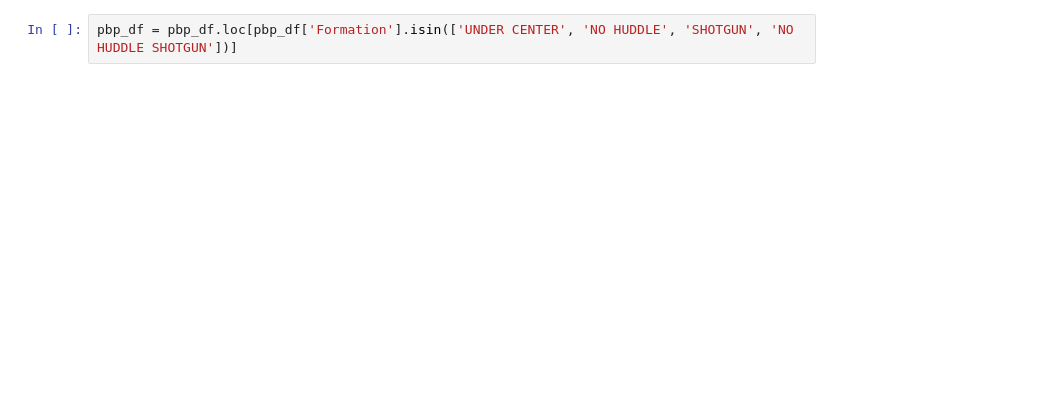
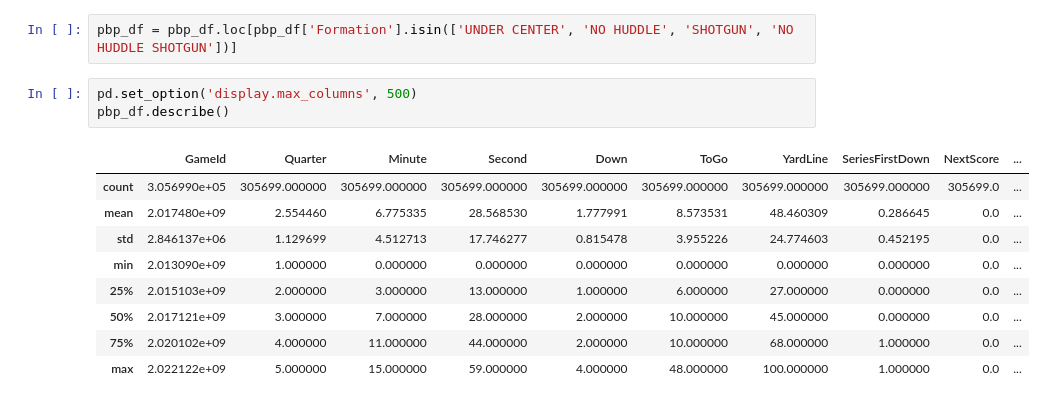
Before and after one commit to LucasTe-data/football-play-prediction, a Jupyter notebook: Preprocessing.ipynb, the cells around one changed output. Cells and saved outputs as stored; diff of their text form; blank space fills up the shorter version.

Commit message:
finished first preprocessing

```diff
--- a/Preprocessing.ipynb
+++ b/Preprocessing.ipynb
@@ -85,2 +84,15 @@ pbp_df['Formation'].value_counts().plot(kind = 'bar')
 # %%
 pbp_df = pbp_df.loc[pbp_df['Formation'].isin(['UNDER CENTER', 'NO HUDDLE', 'SHOTGUN', 'NO HUDDLE SHOTGUN'])]
+# %%
+pd.set_option('display.max_columns', 500)
+pbp_df.describe()
+# %% [output]
+|  | GameId | Quarter | Minute | Second | Down | ToGo | YardLine | SeriesFirstDown | NextScore | ... |
+| count | 3.056990e+05 | 305699.000000 | 305699.000000 | 305699.000000 | 305699.000000 | 305699.000000 | 305699.000000 | 305699.000000 | 305699.0 | ... |
+| mean | 2.017480e+09 | 2.554460 | 6.775335 | 28.568530 | 1.777991 | 8.573531 | 48.460309 | 0.286645 | 0.0 | ... |
+| std | 2.846137e+06 | 1.129699 | 4.512713 | 17.746277 | 0.815478 | 3.955226 | 24.774603 | 0.452195 | 0.0 | ... |
+| min | 2.013090e+09 | 1.000000 | 0.000000 | 0.000000 | 0.000000 | 0.000000 | 0.000000 | 0.000000 | 0.0 | ... |
+| 25% | 2.015103e+09 | 2.000000 | 3.000000 | 13.000000 | 1.000000 | 6.000000 | 27.000000 | 0.000000 | 0.0 | ... |
+| 50% | 2.017121e+09 | 3.000000 | 7.000000 | 28.000000 | 2.000000 | 10.000000 | 45.000000 | 0.000000 | 0.0 | ... |
+| 75% | 2.020102e+09 | 4.000000 | 11.000000 | 44.000000 | 2.000000 | 10.000000 | 68.000000 | 1.000000 | 0.0 | ... |
+| max | 2.022122e+09 | 5.000000 | 15.000000 | 59.000000 | 4.000000 | 48.000000 | 100.000000 | 1.000000 | 0.0 | ... |
```
Also changed, not shown: parts of 12 cells of this notebook.
